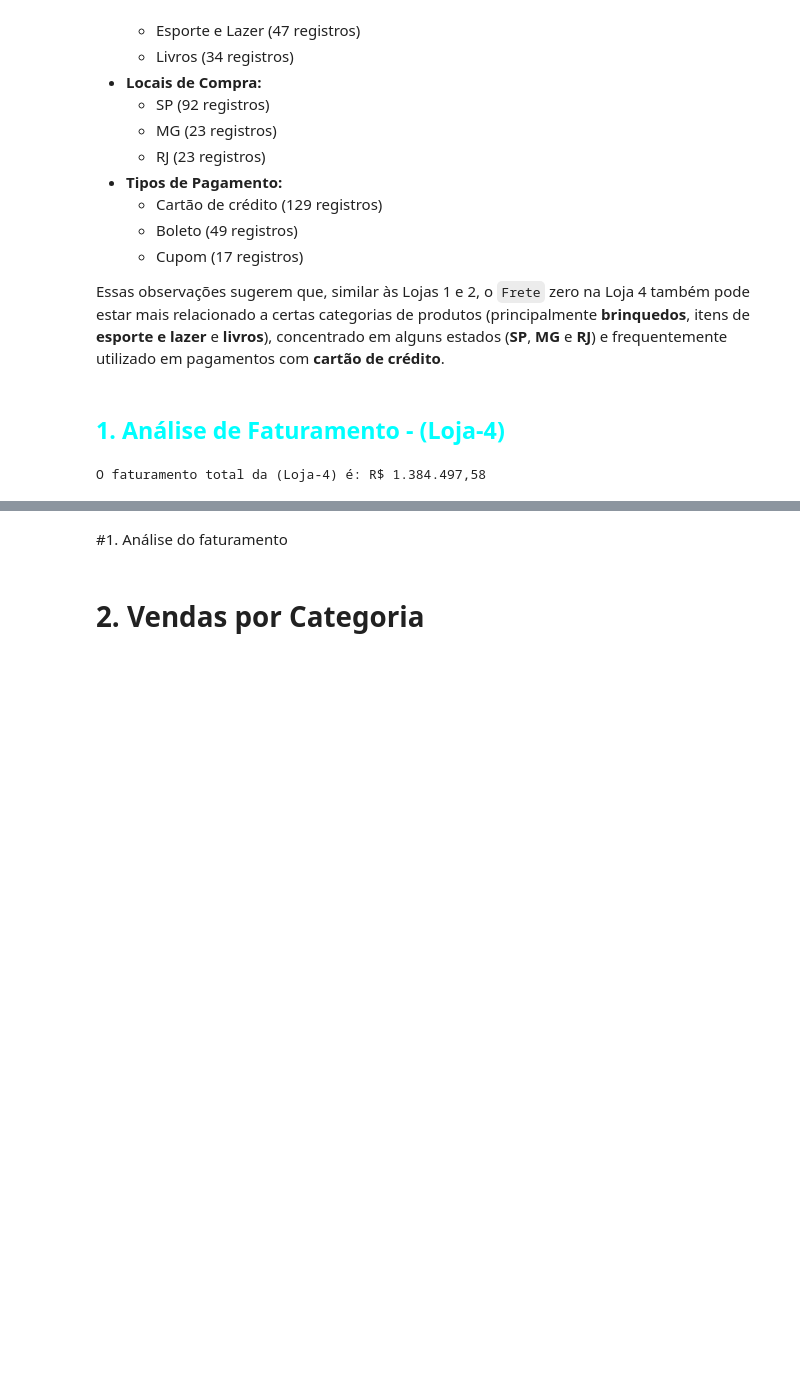
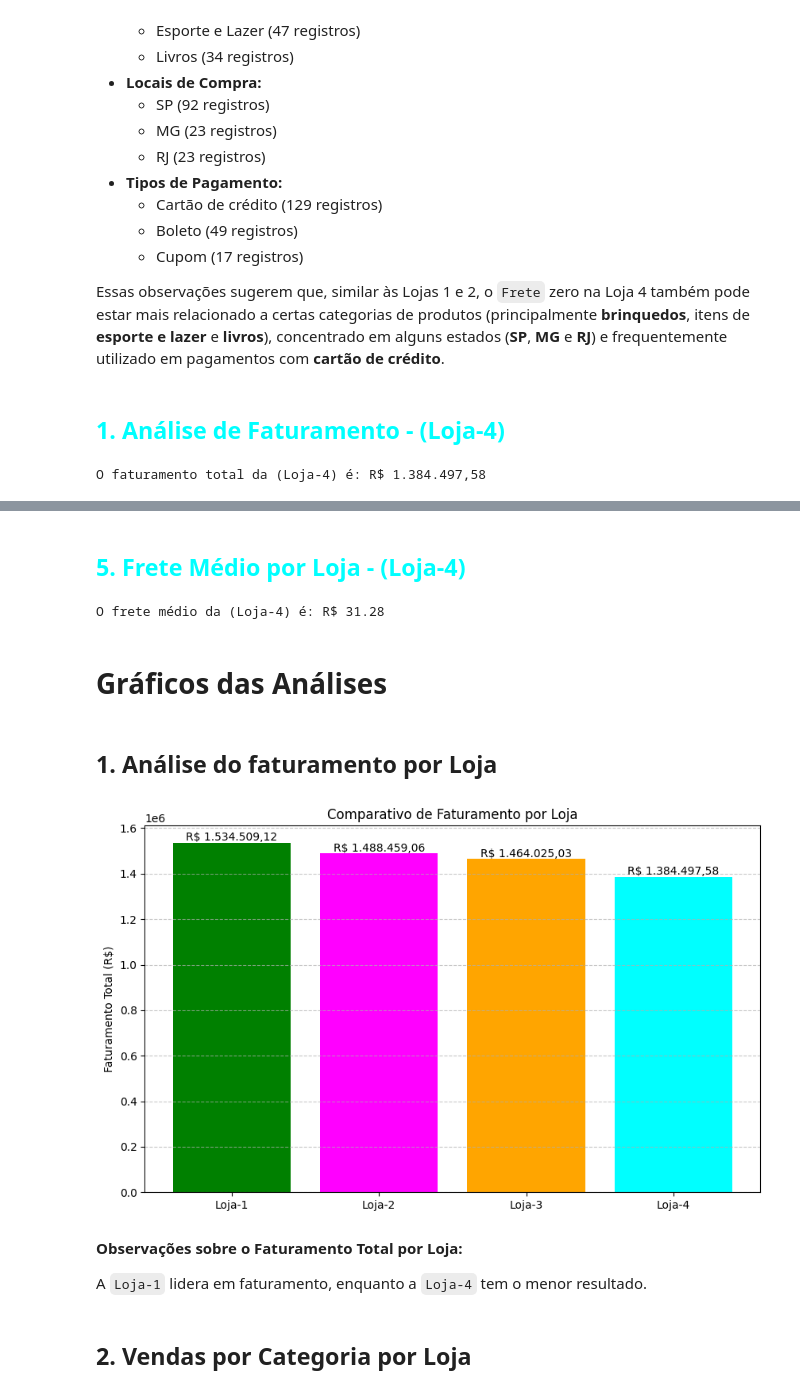
Before and after one commit to WBruni/Analise_Vendas_e_Desempenho_Loja, a Jupyter notebook: AluraStoreBrasil.ipynb, the cells around one changed output, grey strips where cells are left out. Drawn from its saved outputs; the diff is of its cells as text; code cells hidden in the pictures; blank space fills up the shorter version.

Commit message:
feat: Adicionado as principais análises gráficas

```diff
--- a/AluraStoreBrasil.ipynb
+++ b/AluraStoreBrasil.ipynb
@@ -1260,4 +1684,38 @@ O faturamento total da (Loja-4) é: R$ 1.384.497,58
+# %% [markdown]
+## <font color='cyan'>**5. Frete Médio por Loja - (Loja-4)**</font>
+# %%
+frete_medio_loja4 = loja4['Frete'].mean()
+
+print(f"O frete médio da (Loja-4) é: R$ {frete_medio_loja4:.2f}")
+# %% [output]
+O frete médio da (Loja-4) é: R$ 31.28
+# %% [markdown]
+# Gráficos das Análises
 # %% [markdown]
-#1. Análise do faturamento
+## 1. Análise do faturamento por Loja
+# %%
+import matplotlib.pyplot as plt
+
+faturamentos = [faturamento_loja1, faturamento_loja2, faturamento_loja3, faturamento_loja4]
+lojas = ['Loja-1', 'Loja-2', 'Loja-3', 'Loja-4']
+
+plt.figure(figsize=(10, 6))
+bars = plt.bar(lojas, faturamentos, color=['green', 'magenta', 'orange', 'cyan'])
+
+plt.ylabel('Faturamento Total (R$)')
+plt.title('Comparativo de Faturamento por Loja')
+plt.grid(axis='y', linestyle='--', alpha=0.7)
+
+for bar in bars:
+    yval = bar.get_height()
+    plt.text(bar.get_x() + bar.get_width()/2.0, yval, f'R$ {yval:,.2f}'.replace(',', 'TEMP').replace('.', ',').replace('TEMP', '.'), va='bottom', ha='center')
+
+plt.show()
+# %% [output]
+[figure, added]
+# %% [markdown]
+**Observações sobre o Faturamento Total por Loja:**
+
+A `Loja-1` lidera em faturamento, enquanto a `Loja-4` tem o menor resultado.
 # %% [markdown]
-# 2. Vendas por Categoria
+## 2. Vendas por Categoria por Loja
```
Also changed, not shown: parts of 64 cells of this notebook.
